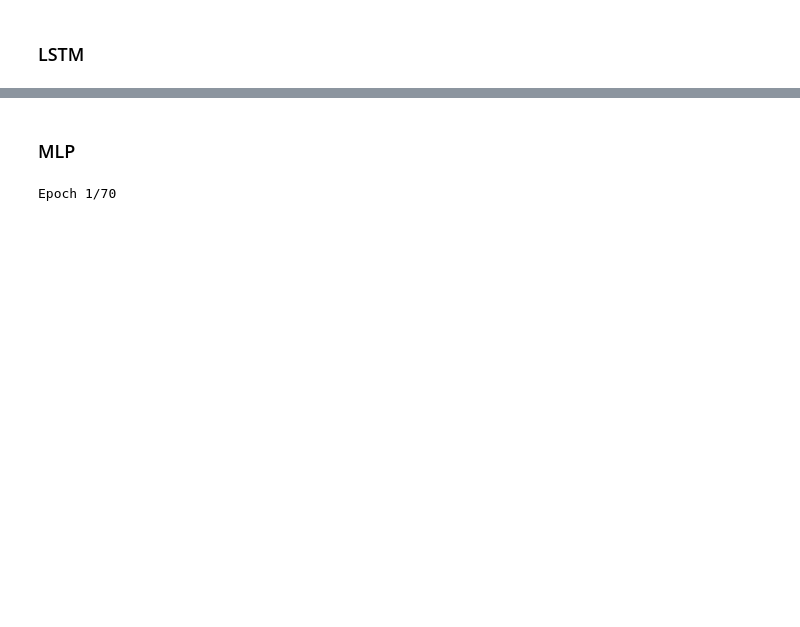
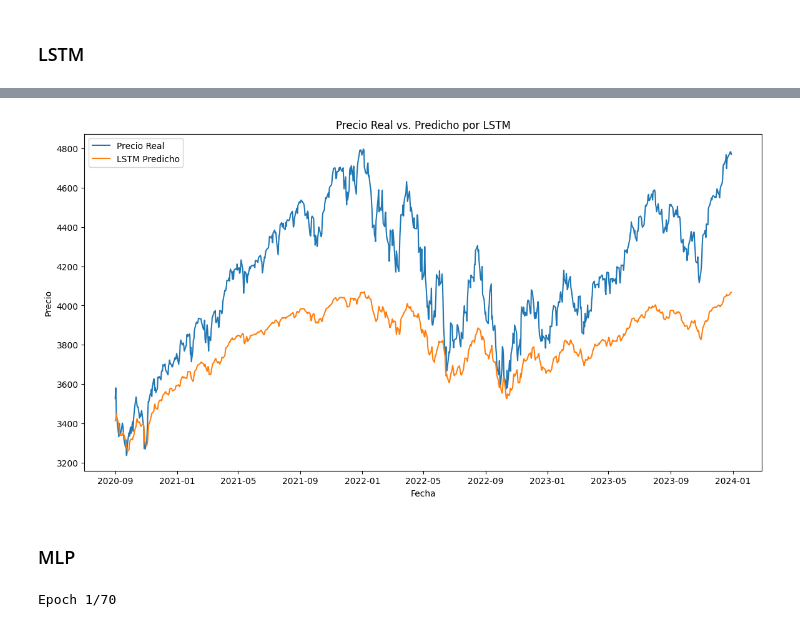
Before and after one commit to allanramirez111/modelos_avanzados_deep_learning, a Jupyter notebook: Proyecto/proyecto.ipynb, the cells around one changed output, grey strips where cells are left out. Cells and saved outputs as stored; diff of their text form; code cells hidden in the pictures; blank space fills up the shorter version.

```diff
--- a/Proyecto/proyecto.ipynb
+++ b/Proyecto/proyecto.ipynb
@@ -266,14 +271,15 @@ Tamaño de prueba: 838
 Para encontrar el mejor modelo arima aproximado, se utilizará la función auto.arima basado en el criterio de AIC
 # %%
 # Encontrar el mejor modelo ARIMA
-arima_model = auto_arima(train_data,
+arima_model = auto_arima(train_data['Log_Returns'],
                          start_p=1, start_q=1,
                          max_p=5, max_q=5,
-                         seasonal=False,
+                         seasonal=True,
                          trace=True,
                          error_action='ignore',
                          suppress_warnings=True,
-                         stepwise=True)
+                         stepwise=True,
+                         information_criterion='aic')
 
 print(arima_model.summary())
 # %% [output]
@@ -413,7 +458,7 @@ GARCH - MAE Prueba: 0.008322
 ### LSTM
 # %%
 # Definir la longitud de la secuencia
-seq_length = 60
+seq_length = 36
 
 # Dividir los datos en conjuntos de entrenamiento, validación y prueba
 train_data = data['Price'].values[:train_size]
@@ -452,23 +497,16 @@ X_test, y_test = create_sequences(test_combined, seq_length)
 lstm_model = Sequential()
 
 # Primera capa LSTM
-lstm_model.add(LSTM(units=128, return_sequences=True, input_shape=(seq_length, 1)))
-lstm_model.add(Dropout(0.3))
-lstm_model.add(BatchNormalization())
-
-# Segunda capa LSTM
-lstm_model.add(LSTM(units=128, return_sequences=True))
-lstm_model.add(Dropout(0.3))
-lstm_model.add(BatchNormalization())
+lstm_model.add(LSTM(units=64, return_sequences=True, input_shape=(seq_length, 1)))
+# lstm_model.add(Dropout(0.1))
 
 # Tercera capa LSTM
 lstm_model.add(LSTM(units=64))
-lstm_model.add(Dropout(0.3))
-lstm_model.add(BatchNormalization())
+lstm_model.add(Dropout(0.1))
 
 # Capa densa intermedia
 lstm_model.add(Dense(units=32, activation='relu', kernel_regularizer=l2(0.001)))
-lstm_model.add(Dropout(0.2))
+# lstm_model.add(Dropout(0.1))
 
 # Capa de salida
 lstm_model.add(Dense(1))
@@ -477,6 +515,9 @@ lstm_model.add(Dense(1))
 optimizer = Adam(learning_rate=0.001)
 lstm_model.compile(optimizer=optimizer, loss='mean_squared_error')
 
+# Implementar Early Stopping
+early_stop = EarlyStopping(monitor='val_loss', patience=10, restore_best_weights=True)
+
 # Entrenar el modelo
-history = lstm_model.fit(X_train, y_train, epochs=70, batch_size=32, validation_data=(X_val, y_val))
+history = lstm_model.fit(X_train, y_train, epochs=100, batch_size=32, validation_data=(X_val, y_val), callbacks=[early_stop])
 # %% [output]
@@ -518,3 +560,15 @@ LSTM - MAE Prueba: 1734.995932
+# %%
+# Graficar los precios reales vs. predichos
+plt.figure(figsize=(14,7))
+plt.plot(data.index[-len(y_test_inv):], y_test_inv, label='Precio Real')
+plt.plot(data.index[-len(y_test_inv):], lstm_pred_inv, label='LSTM Predicho')
+plt.xlabel('Fecha')
+plt.ylabel('Precio')
+plt.title('Precio Real vs. Predicho por LSTM')
+plt.legend()
+plt.show()
+# %% [output]
+[figure, added]
 # %% [markdown]
 ### MLP
 # %%
```
Also changed, not shown: parts of 40 cells of this notebook.
